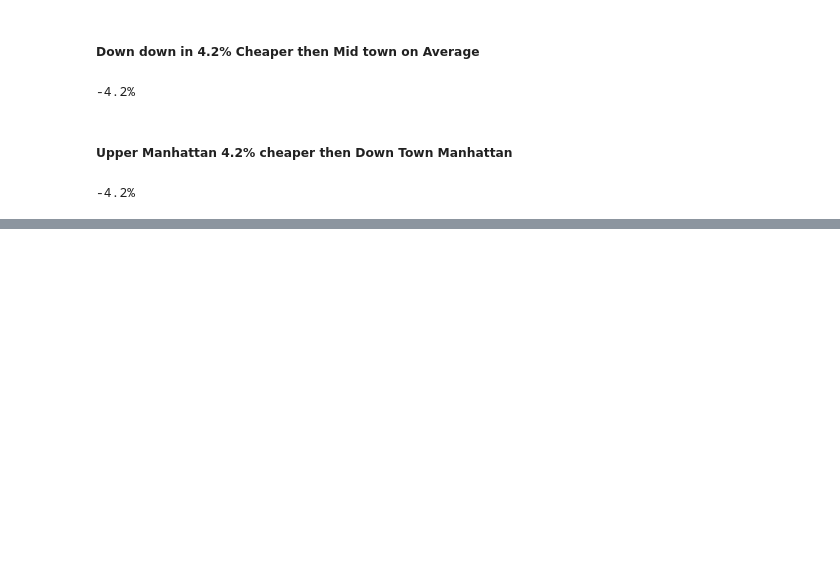
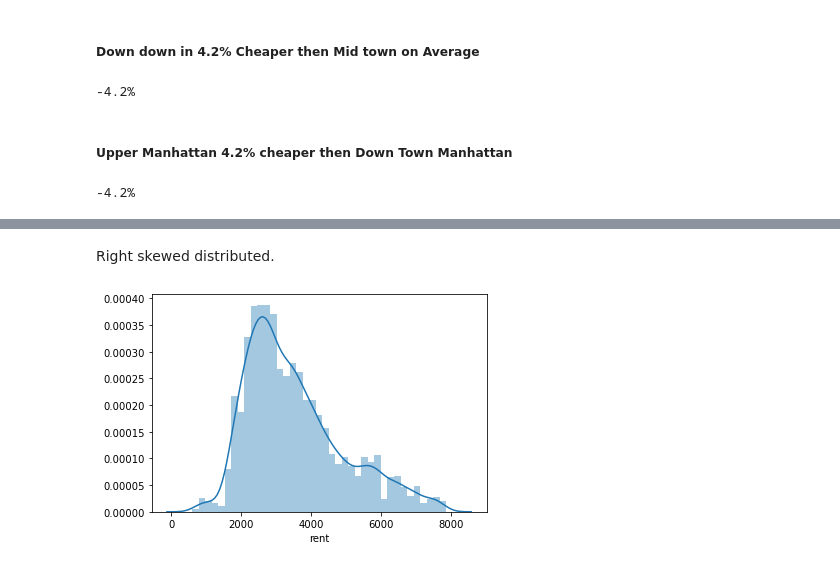
Before and after one commit to DoctorDatah/Apartments-Listings-NYC-Analysis-and-Modeling, a Jupyter notebook: notebooks/3-Exploratory-Data-Analysis.ipynb, the cells around one changed output, grey strips where cells are left out. Saved outputs shown, nothing was run; the diff lists cells and outputs as text; code cells hidden in the pictures; blank space fills up the shorter version.

```diff
--- a/notebooks/3-Exploratory-Data-Analysis.ipynb
+++ b/notebooks/3-Exploratory-Data-Analysis.ipynb
@@ -262,0 +272,11 @@ listings_eda.percentage_difference(down_town_mean_rent,upper_manhattan_mean_rent
+# %% [markdown]
+Right skewed distributed.
+# %%
+# Getting 94 % Quantile
+
+q = listings['rent'].quantile(0.94)
+listings_b = listings[listings['rent']<q]
+fig = sns.distplot(listings_b['rent'] )
+plt.savefig(r'images\rent_pdf.png')
+# %% [output]
+[figure, added]
```
Also changed, not shown: parts of 9 cells of this notebook, 7 other files.
